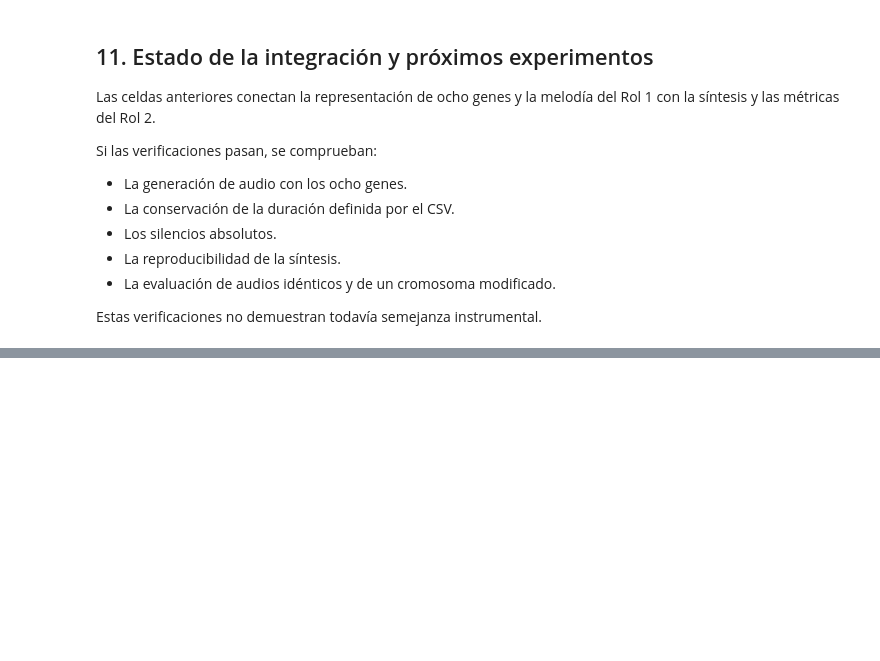
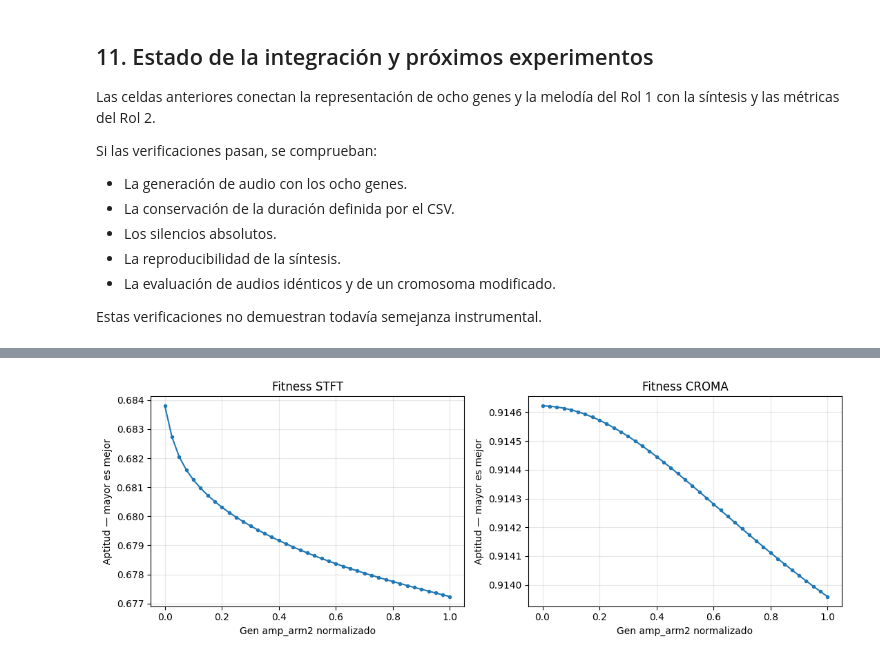
Before and after one commit to AlejoHuay/silbido-a-instrumento-prototipo-AG-IA, a Jupyter notebook: notebooks/02_rol2_sintesis_fitness.ipynb, the cells around one changed output, grey strips where cells are left out. Drawn from its saved outputs; the diff is of its cells as text; code cells hidden in the pictures; blank space fills up the shorter version.

```diff
--- a/notebooks/02_rol2_sintesis_fitness.ipynb
+++ b/notebooks/02_rol2_sintesis_fitness.ipynb
@@ -480,0 +809,53 @@ Estas verificaciones no demuestran todavía semejanza instrumental.
+# %%
+import matplotlib.pyplot as plt
+
+indice_gen = rep.obtener_nombres_genes().index("amp_arm2")
+filas_barrido = []
+
+for valor in np.linspace(0.0, 1.0, 41):
+    cromosoma = gen_prueba.copy()
+    cromosoma[indice_gen] = valor
+
+    senal = sintetizar_instrumento(
+        notas, duraciones, cromosoma
+    )
+
+    filas_barrido.append({
+        "gen_normalizado": float(valor),
+        "amplitud_fisica": rep.decodificar(cromosoma)["amp_arm2"],
+        **evaluar_audio(senal, referencia),
+    })
+
+barrido = pd.DataFrame(filas_barrido)
+
+barrido.to_csv(
+    CARPETA_ROL2 / "superficie_amp_arm2.csv",
+    index=False,
+)
+
+fig, ejes = plt.subplots(1, 2, figsize=(11, 4))
+
+for eje, metrica in zip(ejes, ["stft", "croma"]):
+    eje.plot(
+        barrido["gen_normalizado"],
+        barrido[f"fitness_{metrica}"],
+        marker=".",
+    )
+    eje.set(
+        title=f"Fitness {metrica.upper()}",
+        xlabel="Gen amp_arm2 normalizado",
+        ylabel="Aptitud — mayor es mejor",
+    )
+    eje.grid(alpha=0.3)
+
+fig.tight_layout()
+
+fig.savefig(
+    CARPETA_ROL2 / "superficie_amp_arm2.png",
+    dpi=180,
+    bbox_inches="tight",
+)
+
+plt.show()
+# %% [output]
+[figure, added]
```
Also changed, not shown: parts of 8 cells of this notebook, 16 other files.
